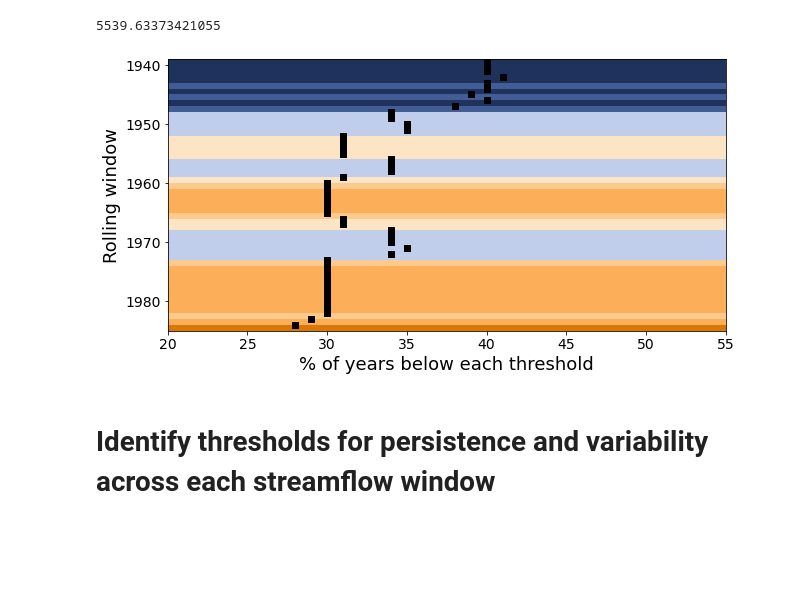
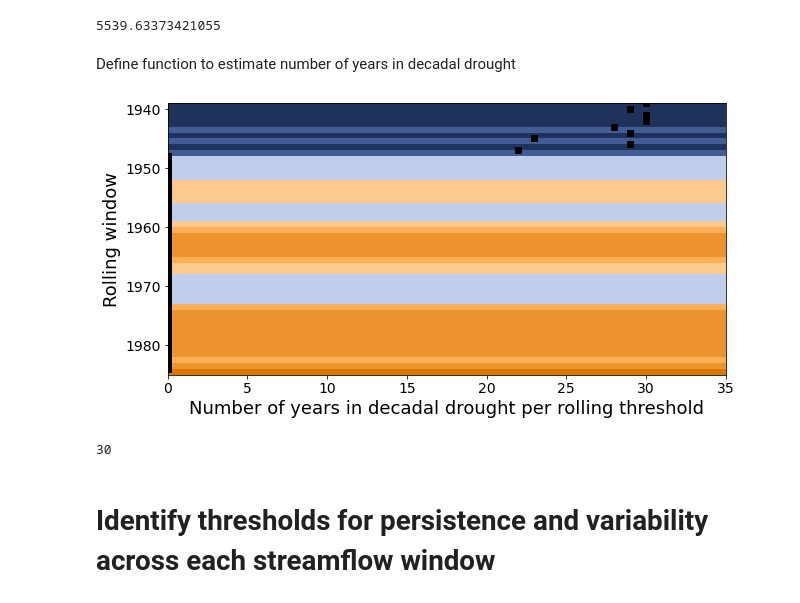
Before and after one commit to antonia-had/Hadjimichael-etal_2024_EarthsFuture, a Jupyter notebook: workflow/streamflow_distribution_changes.ipynb, the cells around one changed output. Drawn from its saved outputs; the diff is of its cells as text; code cells hidden in the pictures; blank space fills up the shorter version.

```diff
--- a/workflow/streamflow_distribution_changes.ipynb
+++ b/workflow/streamflow_distribution_changes.ipynb
@@ -173,3 +174,5 @@ Percent of years crossing the threshold in each realization
 drought_thresholds[-1]
 # %% [output]
 5539.63373421055
+# %% [markdown]
+Define function to estimate number of years in decadal drought
@@ -176,32 +219,38 @@ drought_thresholds[-1]
 # %%
 dataset_names = ["Historical"]
 
 plt.figure(figsize=(10,5))
 
 for x in range(len(years)):
     plt.axhspan(years[x], years[x]+1, facecolor=cmap(normalize(drought_thresholds[x])), alpha=1)
 
-percents = [np.around((annual_historic_flows <= x).sum(axis=0)/(len(annual_historic_flows))*100, decimals=0)
+# percents = [np.around((annual_historic_flows <= x).sum(axis=0)/(len(annual_historic_flows))*100, decimals=0)
+#                  for x in drought_thresholds]
+violations = [drought_identification_values_only(annual_historic_flows, x)
                  for x in drought_thresholds]
-plt.scatter(percents, years, marker = 's', color = 'black', zorder=100)
+plt.scatter(violations, years, marker = 's', color = 'black', zorder=100)
 # plt.xticks(np.arange(0, 100, 10))
 # plt.yticks(np.arange(1940, 2020,20))
 plt.gca().invert_yaxis()
 
-plt.xlabel("% of years below each threshold", fontsize=18)
+plt.xlabel("Number of years in decadal drought per rolling threshold", fontsize=18)
 plt.ylabel("Rolling window", fontsize=18)
 plt.yticks(fontsize=14)
 plt.xticks(fontsize=14)
 
 
 # Defining custom 'xlim' and 'ylim' values.
-plt.xlim(20, 55)
+plt.xlim(0, 35)
 plt.ylim(1985, 1939)
 plt.subplots_adjust(wspace=0, hspace=0)
 plt.savefig('years_below_threshold.svg', dpi=300, bbox_inches='tight')
 plt.show()
 # %% [output]
-[figure, old version]
+[figure, new version]
+# %%
+max(violations)
+# %% [output]
+30
 # %% [markdown]
 # Identify thresholds for persistence and variability across each streamflow window
 # %%
```
Also changed, not shown: parts of 3 cells of this notebook, 21 other files.
